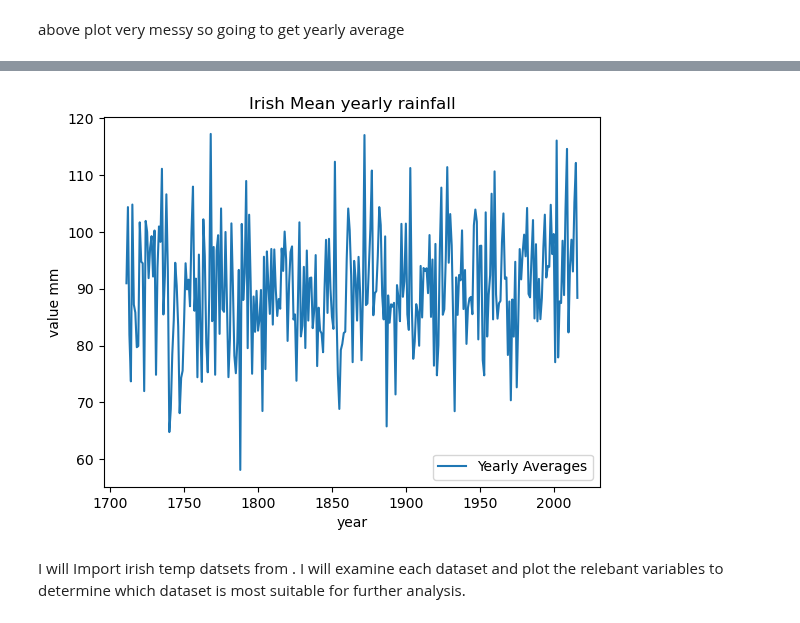
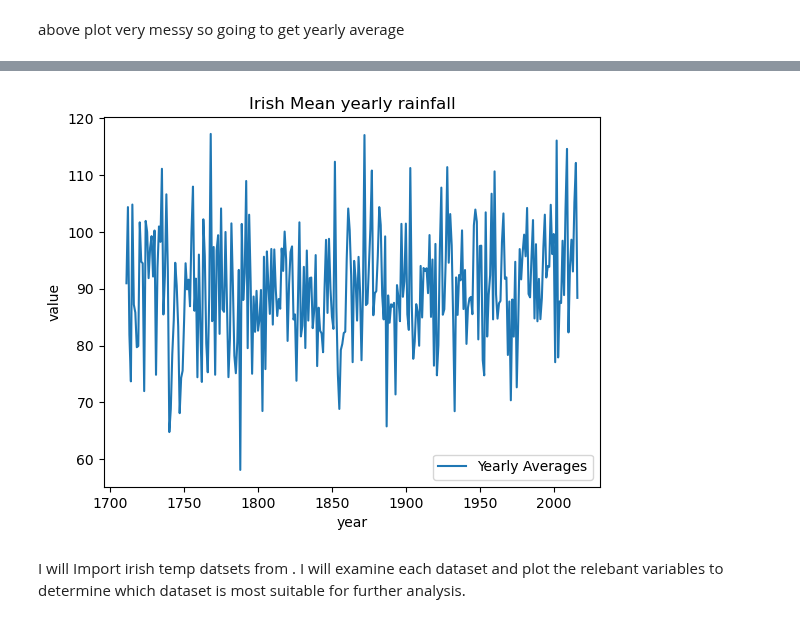
Before and after one commit to dectan/Programming-for-Data-Analysis-Project-2, a Jupyter notebook: Project 2.ipynb, the cells around one changed output, grey strips where cells are left out. Cells and saved outputs as stored; diff of their text form; code cells hidden in the pictures.

```diff
--- a/Project 2.ipynb
+++ b/Project 2.ipynb
@@ -587,3 +580,2 @@ print(mean_yearly_irish_rainfall.head())
 # %%
-yearly_averages = mean_yearly_irish_rainfall.groupby('Year')['Median montly series'].mean()
-print(yearly_averages)
+mean_yearly_irish_rainfall = comp_irish_rainfall.groupby('Year')['Median montly series'].mean()
@@ -604,12 +582,12 @@ Name: Median montly series, Length: 306, dtype: float64
 # %%
-plt.plot(yearly_averages, label='Yearly Averages')
+plt.plot(mean_yearly_irish_rainfall, label='Yearly Averages')
 plt.xlabel('year')
-plt.ylabel('value mm')
+plt.ylabel('value')
 plt.title('Irish Mean yearly rainfall')
 plt.legend()
 plt.show()
 # %% [output]
-[figure, old version]
+[figure, new version]
 # %% [markdown]
 I will Import irish temp datsets from . I will examine each dataset and plot the relebant variables to determine which dataset is most suitable for further analysis.
 # %%
```
Also changed, not shown: parts of 53 cells of this notebook, 2 other files.
